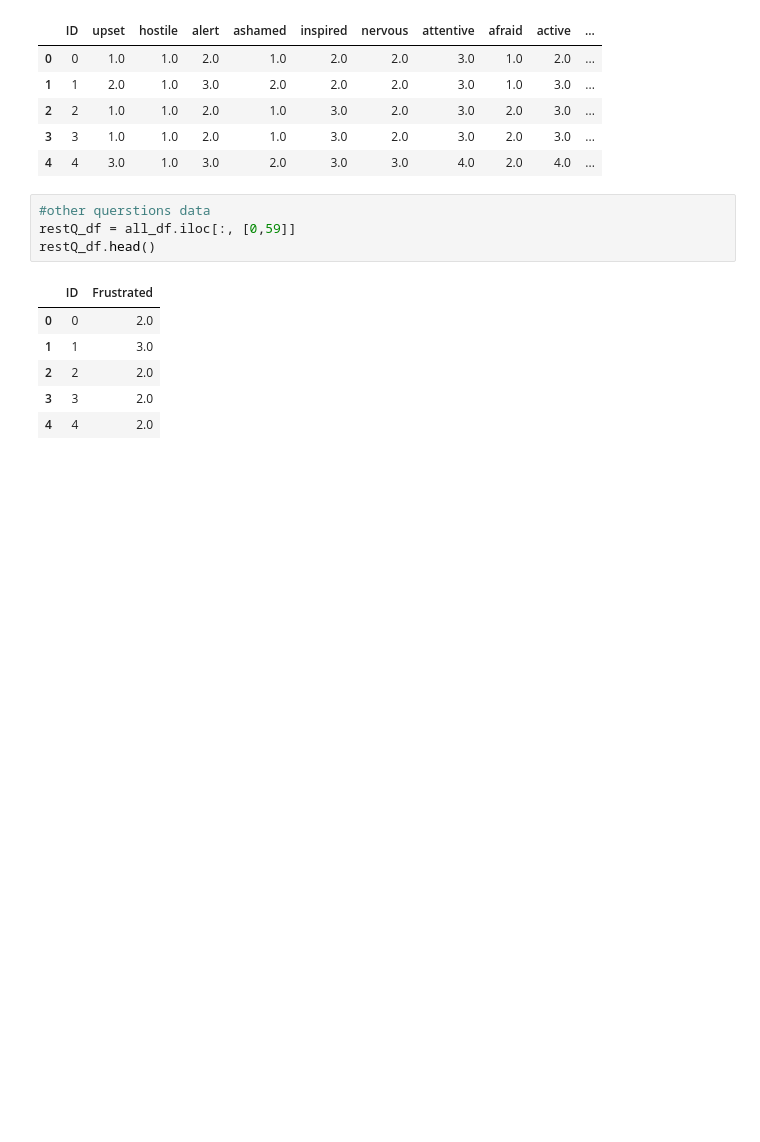
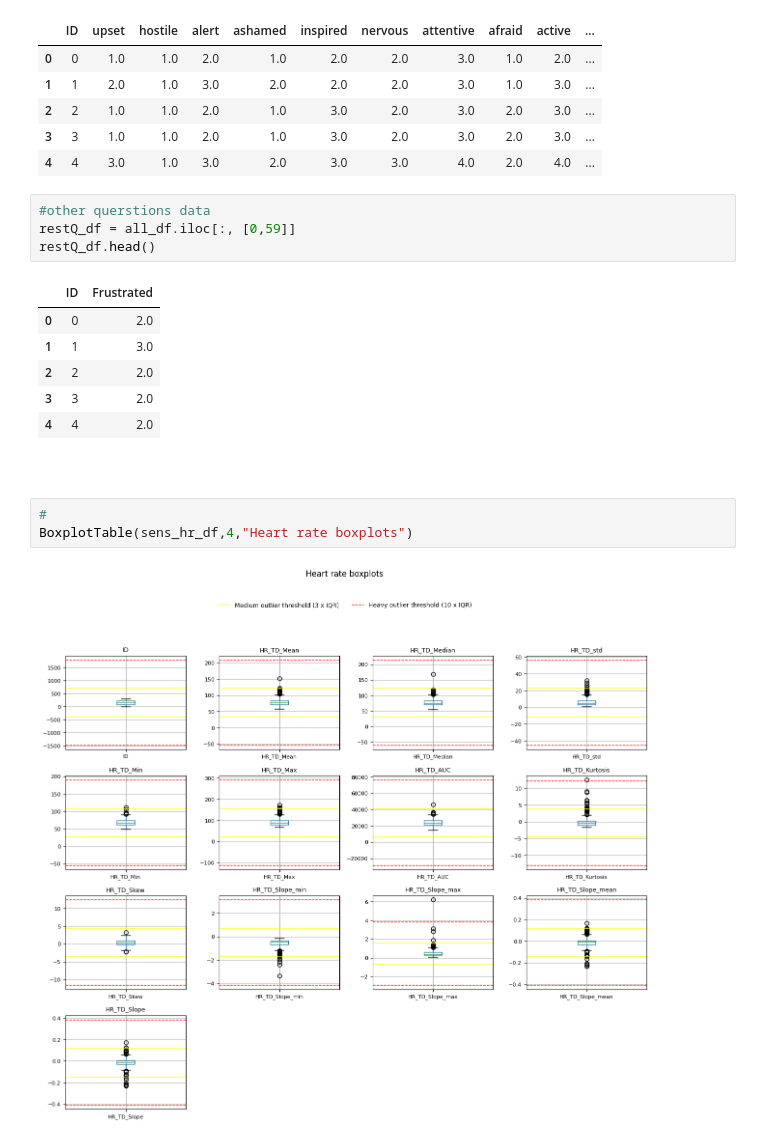
Before and after one commit to InfiniteLobster/CDA-case2, a Jupyter notebook: src/Pre-Processing/main.ipynb, the cells around one changed output. Saved outputs shown, nothing was run; the diff lists cells and outputs as text; blank space fills up the shorter version.

```diff
--- a/src/Pre-Processing/main.ipynb
+++ b/src/Pre-Processing/main.ipynb
@@ -151,3 +160,8 @@ restQ_df.head()
 | 4 | 4 | 2.0 |
 # %% [markdown]
 ###
+# %%
+#
+BoxplotTable(sens_hr_df,4,"Heart rate boxplots")
+# %% [output]
+[figure, added]
```
Also changed, not shown: parts of 14 cells of this notebook, 1 other file.
